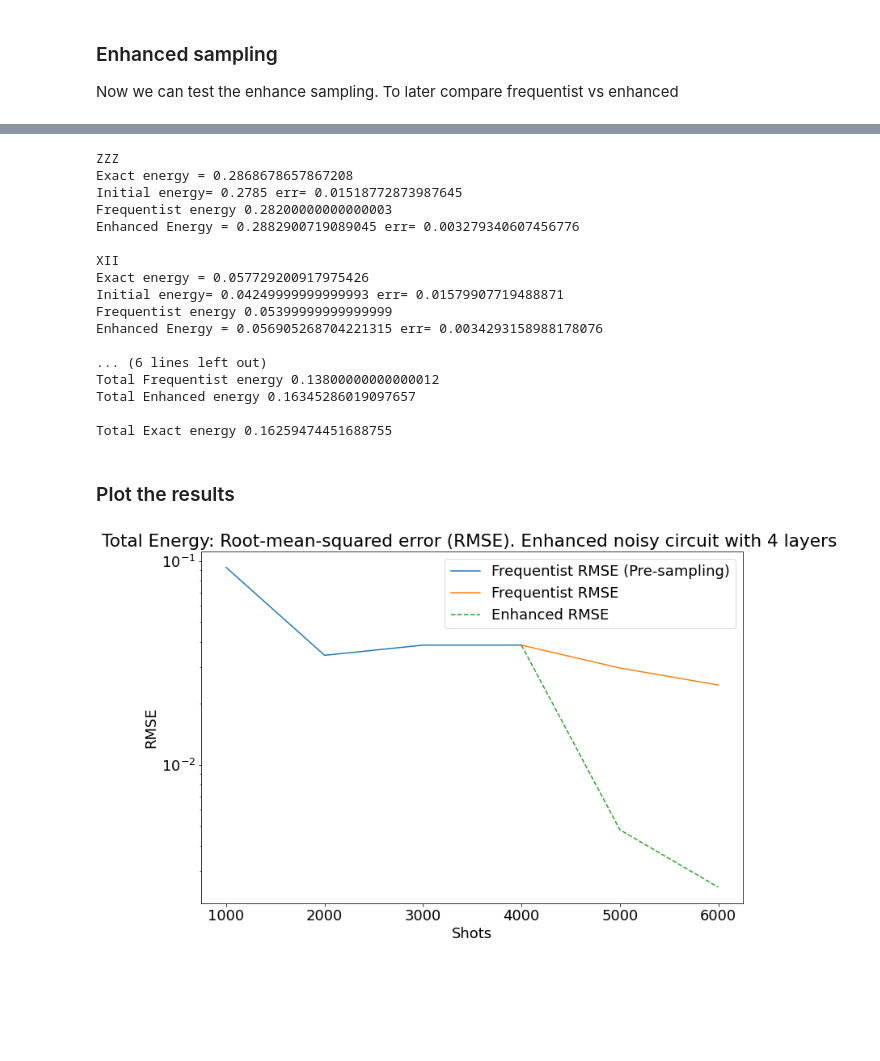
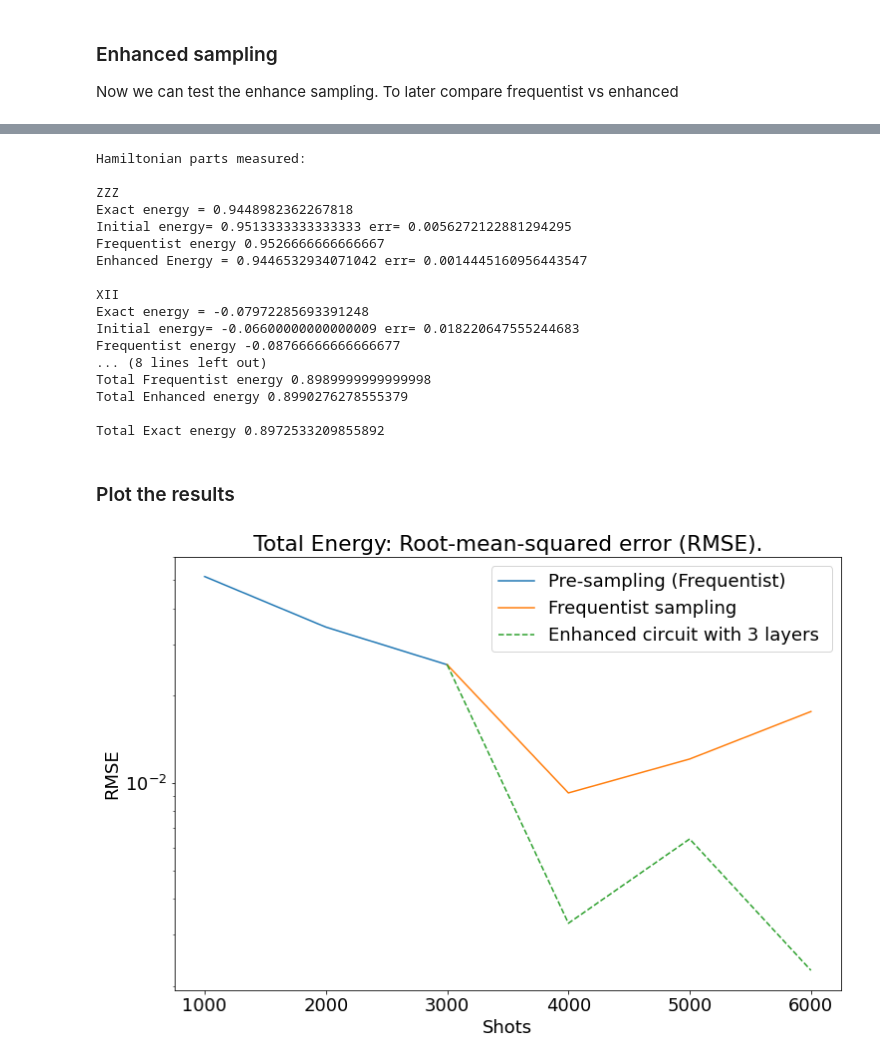
Before and after one commit to gsilviHQS/Variationals_algorithms, a Jupyter notebook: misc/notebooks/EnhancedSamplingExample.ipynb, the cells around one changed output, grey strips where cells are left out. Cells and saved outputs as stored; diff of their text form; code cells hidden in the pictures; blank space fills up the shorter version.

Commit message:
cleaning plot

```diff
--- a/misc/notebooks/EnhancedSamplingExample.ipynb
+++ b/misc/notebooks/EnhancedSamplingExample.ipynb
@@ -182,11 +182,11 @@ print(Hamiltonian)
 + 1.0 * IXI
 # %%
 # Define global variables
-Layers = 4  #Layers of enhanced circuit; stay between 1 and 6
+Layers = 3  #Layers of enhanced circuit; stay between 1 and 6
 fixed_x_angles = np.ones(2*Layers)*np.pi/2 # list of pi/2 ,to use CLF insteaf of ELF
 use_noise = False
-num_preshots=4000
-num_postshot=2000
+num_preshots=3000
+num_postshot=3000
 repetitions = 1 #repeat the entire test n-times, to increase statistic in results
 sample_every = 1000 # measure the energy every n-shots
 n_points = 10000 #to use for binning
@@ -399,6 +399,8 @@ Fit successful: Converged with popt: [0.02930527 1.75355561 0.00349418]
 
 freq_tot_energy = 0
 enha_tot_energy = 0
+
+print("Hamiltonian parts measured:")
 
 for H_part in Hamiltonian.to_pauli_op():
     print()
@@ -416,53 +418,53 @@ print('\nTotal Frequentist energy', freq_tot_energy,
       '\nTotal Enhanced energy', enha_tot_energy)
 print('\nTotal Exact energy', sum(data["exact_energy"].values()))
 # %% [output]
+Hamiltonian parts measured:
+
 ZZZ
-Exact energy = 0.2868678657867208
-Initial energy= 0.2785 err= 0.01518772873987645
-Frequentist energy 0.28200000000000003
-Enhanced Energy = 0.2882900719089045 err= 0.003279340607456776
+Exact energy = 0.9448982362267818
+Initial energy= 0.9513333333333333 err= 0.0056272122881294295
+Frequentist energy 0.9526666666666667
+Enhanced Energy = 0.9446532934071042 err= 0.0014445160956443547
 
 XII
-Exact energy = 0.057729200917975426
-Initial energy= 0.04249999999999993 err= 0.01579907719488871
-Frequentist energy 0.05399999999999999
-Enhanced Energy = 0.056905268704221315 err= 0.0034293158988178076
+Exact energy = -0.07972285693391248
+Initial energy= -0.06600000000000009 err= 0.018220647555244683
+Frequentist energy -0.08766666666666677
+... (8 lines left out)
+Total Frequentist energy 0.8989999999999998
+Total Enhanced energy 0.8990276278555379
 
-... (6 lines left out)
-Total Frequentist energy 0.13800000000000012
-Total Enhanced energy 0.16345286019097657
-
-Total Exact energy 0.16259474451688755
+Total Exact energy 0.8972533209855892
 # %% [markdown]
 ### Plot the results
 # %%
 plt.rcParams.update({'font.size': 18})
 
 lenH = len(Hamiltonian.to_pauli_op())
 freq_rmse = np.zeros((lenH,steps_post+1))
 enha_rmse = np.zeros((lenH,steps_post+1))
 pre_freq_rmse = np.zeros((lenH,steps_pre))
 plt.figure(figsize=(12,8))
 for h,H_part in enumerate(Hamiltonian.to_pauli_op()):
     primitive = str(H_part)
     for t in range(steps_pre):
         pre_freq_rmse[h,t] = get_RMSE(data['pre_energy_freq'][primitive][t],data['exact_energy'][primitive])
     freq_rmse[h,0]= pre_freq_rmse[h,steps_pre-1]
     enha_rmse[h,0]= pre_freq_rmse[h,steps_pre-1]
     for t in range(0,steps_post):
         #print(pre_energy_freq[primitive][t])
         freq_rmse[h,t+1] = get_RMSE(data['post_energy_freq'][primitive][t],data['exact_energy'][primitive])
         enha_rmse[h,t+1] = get_RMSE(fit_energy[primitive][t],data['exact_energy'][primitive])
 plt.plot(np.asarray(range(1,steps_pre+1))*sample_every,
-         np.sum(pre_freq_rmse,axis=0), label="Frequentist RMSE (Pre-sampling)" )
-plt.plot(num_preshots+np.asarray(range(steps_post+1))*sample_every, np.sum(freq_rmse,axis=0) , label="Frequentist RMSE")
-plt.plot(num_preshots+np.asarray(range(steps_post+1))*sample_every, np.sum(enha_rmse,axis=0) ,linestyle = '--', label="Enhanced RMSE")
+         np.sum(pre_freq_rmse,axis=0), label="Pre-sampling (Frequentist)" )
+plt.plot(num_preshots+np.asarray(range(steps_post+1))*sample_every, np.sum(freq_rmse,axis=0) , label="Frequentist sampling")
+plt.plot(num_preshots+np.asarray(range(steps_post+1))*sample_every, np.sum(enha_rmse,axis=0) ,linestyle = '--', label="Enhanced circuit with "+str(Layers)+" layers ")
 #plt.plot(range(num_steps),-0.01+1/np.sqrt(range(1000,1000+num_steps)))
 plt.yscale('log')
 plt.legend()
 plt.ylabel('RMSE')
 plt.xlabel('Shots')
-plt.title('Total Energy: Root-mean-squared error (RMSE). Enhanced noisy circuit with '+str(Layers)+' layers ')
+plt.title('Total Energy: Root-mean-squared error (RMSE).')
 plt.savefig('RMSE_'+str(Layers)+'__rep'+str(repetitions)+'.png')
 # %% [output]
-[figure, old version]
+[figure, new version]
```
Also changed, not shown: parts of 5 cells of this notebook.
